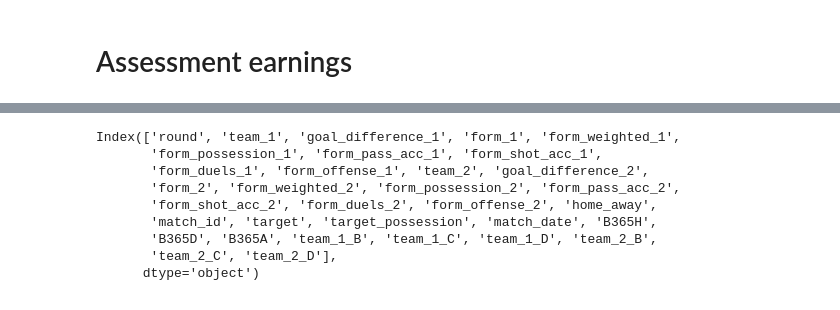
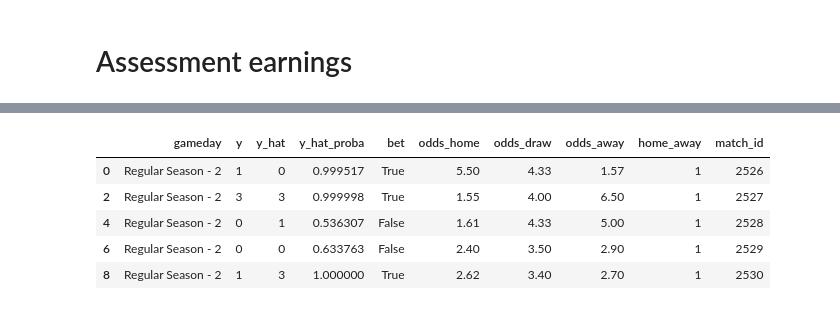
Before and after one commit to krflorian/soccer_odds, a Jupyter notebook: simulate_season.ipynb, the cells around one changed output, grey strips where cells are left out. Saved outputs shown, nothing was run; the diff lists cells and outputs as text; code cells hidden in the pictures.

```diff
--- a/simulate_season.ipynb
+++ b/simulate_season.ipynb
@@ -260,0 +325,21 @@ print(search.best_score_)
+# %%
+# load models
+import os
+league = 'bundesliga'
+years = ['2017']
+folder = os.listdir(os.getcwd() + '\\data\\models\\' + league)
+
+model_list = []
+for model in folder:
+    if model.startswith(years[-1]):
+        filename = os.getcwd() + '\\data\\models\\' + league +'\\' +model
+        model_list.append(pickle.load(open(filename, 'rb')))
+        print('loaded :', model)
+
+modelname = 'LogisticRegression'
+filename = 'data/models/' + league + '/Ensemble/' + years[-1] +'_'+ modelname +'_newest'
+mdl_ensemble = pickle.load(open(filename, 'rb'))
+print('loaded :', filename)
+
+if not model_list:
+    print('error: no  models loaded')
@@ -325,7 +388,7 @@ for gameday in data_test['round'].unique():
     X.columns = features
 
     # get ensemble features
-    X_ensemble = sc.get_ensemble_x(X, models)
+    X_ensemble = sc.get_ensemble_x(X, model_list)
 
     # predict with ensemble model
     y_hat = mdl_ensemble.predict(X_ensemble)
@@ -333,7 +396,7 @@ for gameday in data_test['round'].unique():
     # create column with bet or no bet according to threshold
     bet = [any(y_hat_proba[i] > 0.8) for i in range(len(y_hat_proba))]
 
-    results = results.append(pd.DataFrame({'gameday': list(np.repeat(gameday, len(y))),
+    match_day_result = pd.DataFrame({'gameday': list(np.repeat(gameday, len(y))),
                                            'y':y,
                                            'y_hat':y_hat,
                                            'y_hat_proba': [np.amax(i) for i in y_hat_proba],
@@ -342,7 +405,9 @@ for gameday in data_test['round'].unique():
                                            'odds_draw': gameday_data['B365D'],
                                            'odds_away': gameday_data['B365A'],
                                            'home_away' : gameday_data['home_away'],
-                                           'match_id': gameday_data['match_id']}))
+                                           'match_id': gameday_data['match_id']})
+
+    results = results.append(match_day_result)
 
     # retrain models with latest gameday
     X_train = X_train.append(X)
@@ -355,6 +420,11 @@ for gameday in data_test['round'].unique():
     mdl_ensemble.fit(X_ensemble, y_train)
 
     print('finished simulating gameday: ', gameday)
+    print('tipped right on '
+          +str(sum(match_day_result['y'] == match_day_result['y_hat']))
+          +'/'+str(len(match_day_result))
+          +' matches')
+print('end of simulation...')
 # %% [output]
 starting simulation
 finished simulating gameday:  Regular Season - 2
@@ -472,12 +478,10 @@ earnings
-# %%
-data_test.columns
-# %% [output]
-Index(['round', 'team_1', 'goal_difference_1', 'form_1', 'form_weighted_1',
-       'form_possession_1', 'form_pass_acc_1', 'form_shot_acc_1',
-       'form_duels_1', 'form_offense_1', 'team_2', 'goal_difference_2',
-       'form_2', 'form_weighted_2', 'form_possession_2', 'form_pass_acc_2',
-       'form_shot_acc_2', 'form_duels_2', 'form_offense_2', 'home_away',
-       'match_id', 'target', 'target_possession', 'match_date', 'B365H',
-       'B365D', 'B365A', 'team_1_B', 'team_1_C', 'team_1_D', 'team_2_B',
-       'team_2_C', 'team_2_D'],
-      dtype='object')
+# %%
+results_final = results[results['home_away'] == 1]
+results_final.head()
+# %% [output]
+|  | gameday | y | y_hat | y_hat_proba | bet | odds_home | odds_draw | odds_away | home_away | match_id |
+| 0 | Regular Season - 2 | 1 | 0 | 0.999517 | True | 5.50 | 4.33 | 1.57 | 1 | 2526 |
+| 2 | Regular Season - 2 | 3 | 3 | 0.999998 | True | 1.55 | 4.00 | 6.50 | 1 | 2527 |
+| 4 | Regular Season - 2 | 0 | 1 | 0.536307 | False | 1.61 | 4.33 | 5.00 | 1 | 2528 |
+| 6 | Regular Season - 2 | 0 | 0 | 0.633763 | False | 2.40 | 3.50 | 2.90 | 1 | 2529 |
+| 8 | Regular Season - 2 | 1 | 3 | 1.000000 | True | 2.62 | 3.40 | 2.70 | 1 | 2530 |
```
Also changed, not shown: parts of 30 cells of this notebook, 2 other files.
